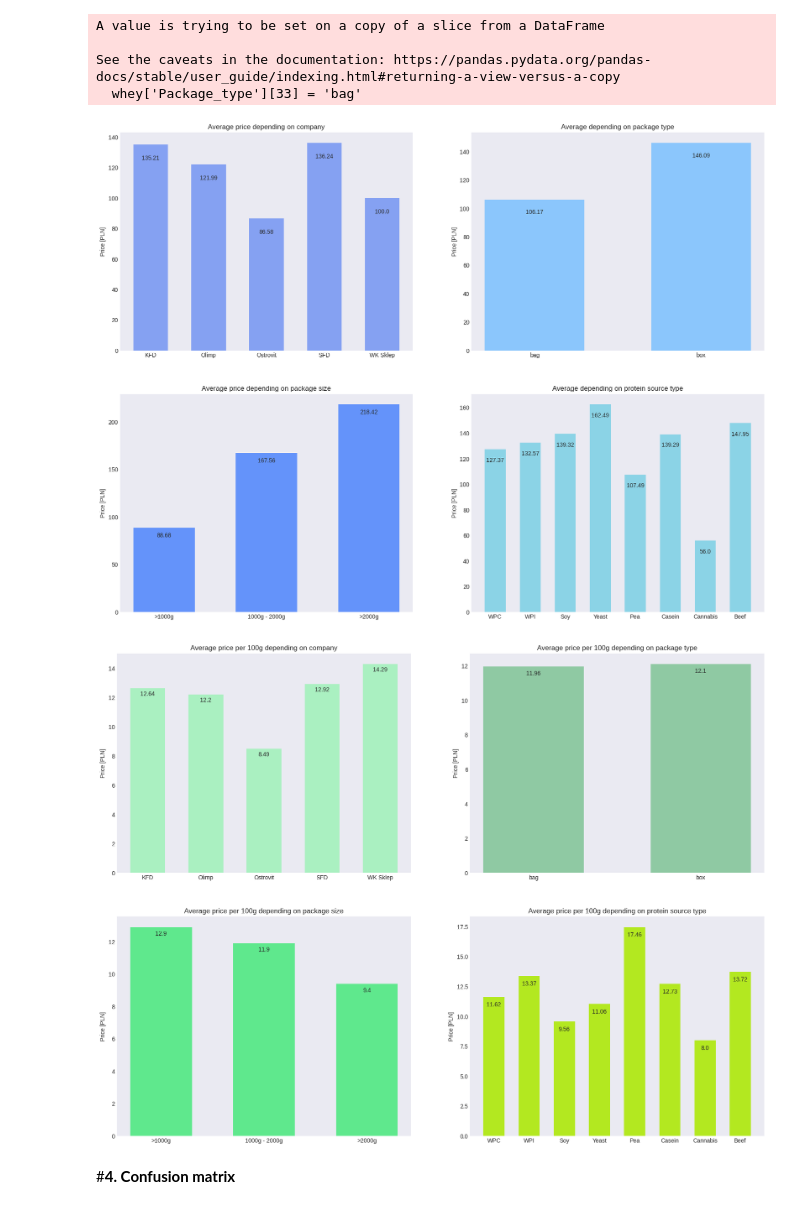
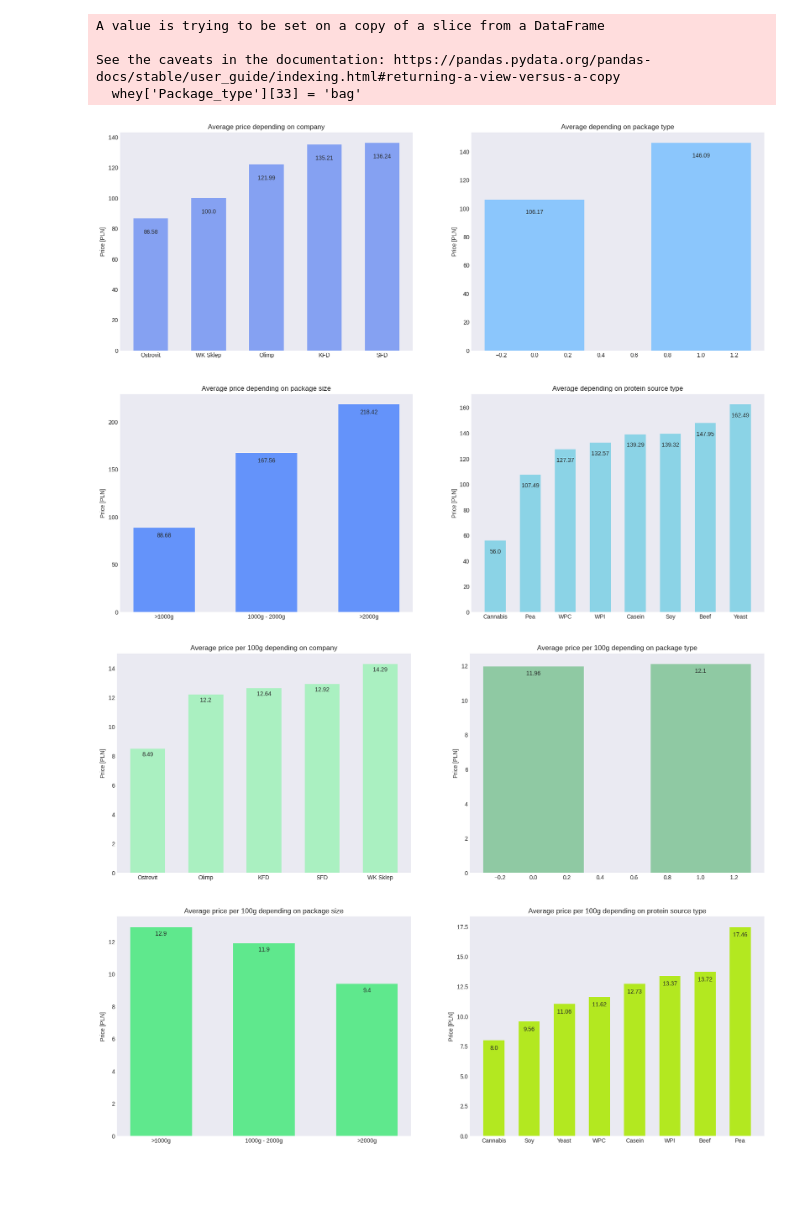
Before and after one commit to KamilShape/whey_analysis, a Jupyter notebook: Whey_analysis.ipynb, the cells around one changed output. Cells and saved outputs as stored; diff of their text form; code cells hidden in the pictures; blank space fills up the shorter version.

Commit message:
sort values on charts

```diff
--- a/Whey_analysis.ipynb
+++ b/Whey_analysis.ipynb
@@ -142,3 +142,9 @@ type_prices_100 = [wpc_price_100, wpi_price_100, soy_price_100, yeast_price_100,
 types
 # %% [output]
 ['WPC', 'WPI', 'Soy', 'Yeast', 'Pea', 'Casein', 'Cannabis', 'Beef']
+# %%
+types_df = pd.DataFrame()
+# %%
+types_df['Type'] = types
+types_df['Price'] = type_prices
+types_df['Price/100'] = type_prices_100
@@ -169,31 +181,29 @@ See the caveats in the documentation: https://pandas.pydata.org/pandas-docs/stab
 # %%
 fig, ax = plt.subplots(2,2, figsize = (20,15))
 
-bar_chart(ax[0,0], whey.groupby('Company')['Price'].mean().index, whey.groupby('Company')['Price'].mean().values, '#85A1F2', 'Average price depending on company', 'Price [PLN]')
+bar_chart(ax[0,0], whey.groupby('Company')['Price'].mean().sort_values().index, whey.groupby('Company')['Price'].mean().sort_values().values, '#85A1F2', 'Average price depending on company', 'Price [PLN]')
 bar_chart(ax[0,1], whey.groupby('Package_type')['Price'].mean().index, whey.groupby('Package_type')['Price'].mean().values, '#8BC6FC', 'Average depending on package type', 'Price [PLN]')
 bar_chart(ax[1,0], whey.groupby('Package_category')['Price'].mean().index, whey.groupby('Package_category')['Price'].mean().values, '#6493FA', 'Average price depending on package size', 'Price [PLN]')
-bar_chart(ax[1,1], types, type_prices, '#8BD3E6', 'Average depending on protein source type', 'Price [PLN]')
+bar_chart(ax[1,1], types_df.sort_values(by='Price')['Type'],types_df.sort_values(by='Price')['Price'],'#8BD3E6', 'Average depending on protein source type', 'Price [PLN]')
 
 add_text(ax[0,0], whey.groupby('Company')['Price'].mean().index, whey.groupby('Company')['Price'].mean().values, 10, 0)
 add_text(ax[0,1], whey.groupby('Package_type')['Price'].mean().index, whey.groupby('Package_type')['Price'].mean().values, 10, 0)
 add_text(ax[1,0], whey.groupby('Package_category')['Price'].mean().index, whey.groupby('Package_category')['Price'].mean().values, 10, 0)
-add_text(ax[1,1], types, type_prices, 10, 0)
+add_text(ax[1,1],  types_df.sort_values(by='Price')['Type'],types_df.sort_values(by='Price')['Price'], 10, 0)
 # %% [output]
-[figure, old version]
+[figure, new version]
 # %%
 fig, ax = plt.subplots(2,2, figsize = (20,15))
 
 
-bar_chart(ax[0,0], whey.groupby('Company')['Price/100'].mean().index, whey.groupby('Company')['Price/100'].mean().values, '#AAF0C1', 'Average price per 100g depending on company', 'Price [PLN]')
+bar_chart(ax[0,0], whey.groupby('Company')['Price/100'].mean().sort_values().index, whey.groupby('Company')['Price/100'].mean().sort_values().values, '#AAF0C1', 'Average price per 100g depending on company', 'Price [PLN]')
 bar_chart(ax[0,1], whey.groupby('Package_type')['Price/100'].mean().index, whey.groupby('Package_type')['Price/100'].mean().values, '#8FC9A3', 'Average price per 100g depending on package type', 'Price [PLN]')
 bar_chart(ax[1,0], whey.groupby('Package_category')['Price/100'].mean().index, whey.groupby('Package_category')['Price/100'].mean().values, '#5FE88D', 'Average price per 100g depending on package size', 'Price [PLN]')
-bar_chart(ax[1,1], types, type_prices_100, '#B3E820', 'Average price per 100g depending on protein source type', 'Price [PLN]')
+bar_chart(ax[1,1], types_df.sort_values(by='Price/100')['Type'],types_df.sort_values(by='Price/100')['Price/100'], '#B3E820', 'Average price per 100g depending on protein source type', 'Price [PLN]')
 
 add_text(ax[0,0], whey.groupby('Company')['Price/100'].mean().index, whey.groupby('Company')['Price/100'].mean().values, 0.5, 0)
 add_text(ax[0,1], whey.groupby('Package_type')['Price/100'].mean().index, whey.groupby('Package_type')['Price/100'].mean().values, 0.5, 0)
 add_text(ax[1,0], whey.groupby('Package_category')['Price/100'].mean().index, whey.groupby('Package_category')['Price/100'].mean().values, 0.5, 0)
-add_text(ax[1,1], types, type_prices_100, 0.8, 0)
+add_text(ax[1,1], types_df.sort_values(by='Price/100')['Type'],types_df.sort_values(by='Price/100')['Price/100'], 0.8, 0)
 # %% [output]
-[figure, old version]
+[figure, new version]
-# %% [markdown]
-#**4. Confusion matrix**
```
Also changed, not shown: parts of 7 cells of this notebook.
